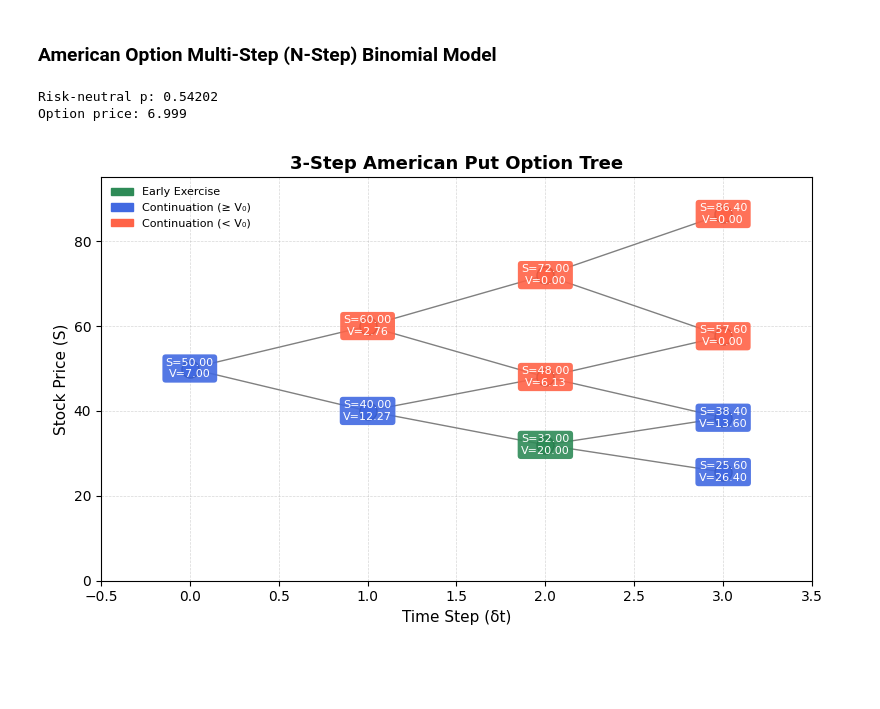
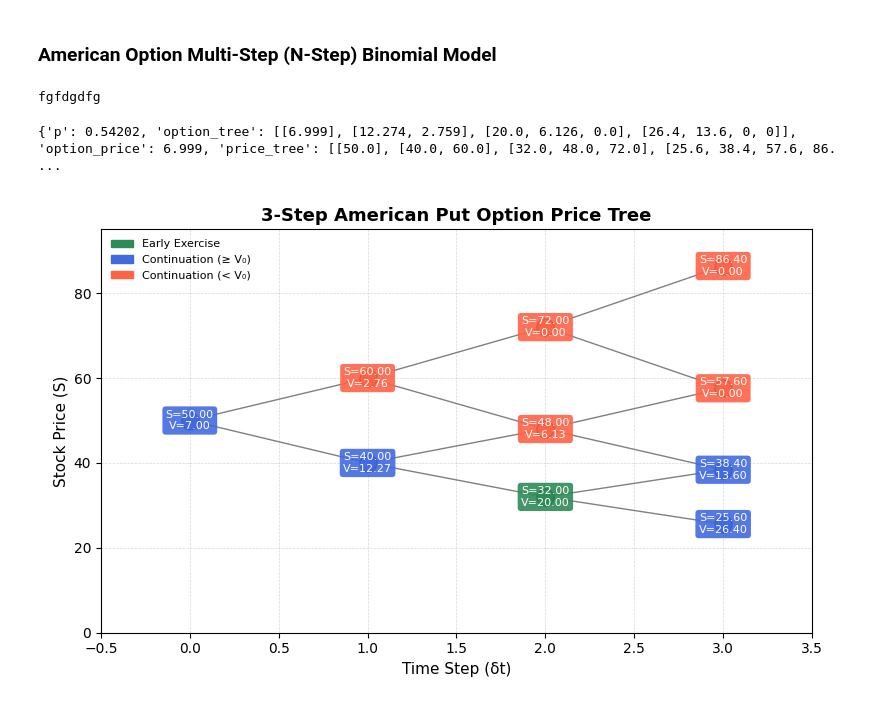
Before and after one commit to heavy-t/MMATH_Project, a Jupyter notebook: Amer Binomial Tree.ipynb, the cells around one changed output. Saved outputs shown, nothing was run; the diff lists cells and outputs as text; code cells hidden in the pictures; blank space fills up the shorter version.

```diff
--- a/Amer Binomial Tree.ipynb
+++ b/Amer Binomial Tree.ipynb
@@ -1,24 +1,23 @@
 # %% [markdown]
 ### **Code for Plotting American Option Binomial Trees**
 # %%
+import math
 %matplotlib widget
 import matplotlib.pyplot as plt
 import matplotlib.patches as mpatches
-import numpy as np
 
-def plot_amer_binomial_option_tree(S0, u, d, result_dict, title="American Option Price Tree"):
+def plot_amer_binomial_option_tree(result_dict):
     """
     Interactive American option tree (Matplotlib).
     Colour-coded nodes show early exercise (green) vs continuation (blue/red).
     Includes zoom/pan, axes for time and stock price starting at (0,0).
     """
+    price_tree = result_dict["price_tree"]
     option_tree = result_dict["option_tree"]
+    N = len(option_tree) - 1
+    V0 = option_tree[0][0]  # initial option value
+    title = str(N) + "-Step American " + result_dict["option_type"] + " Option Price Tree"
     flags = result_dict["exercise_flags"]
-    N = len(option_tree) - 1
-    C0 = option_tree[0][0]
-
-    # --- Build stock price tree ---
-    price_tree = [[S0 * (u**j) * (d**(i - j)) for j in range(i + 1)] for i in range(N + 1)]
 
     # --- Set up interactive figure ---
     plt.ioff()  # disable inline static rendering
@@ -45,7 +44,7 @@ def plot_amer_binomial_option_tree(S0, u, d, result_dict, title="American Option
             if exercised:
                 color = "seagreen"
             else:
-                color = "royalblue" if opt_val >= C0 else "tomato"
+                color = "royalblue" if opt_val >= V0 else "tomato"
 
             # Branches
             if i < N:
@@ -83,7 +82,7 @@ def amer_binomial_option_price(S0, E, r, T, u, d, N, option_type="call"):
     prices = [S0 * (u ** j) * (d ** (N - j)) for j in range(N + 1)]
 
     # Option payoffs at maturity
-    if option_type == "call":
+    if option_type.lower() == "call":
         values = [max(price - E, 0) for price in prices]
     else:
         values = [max(E - price, 0) for price in prices]
@@ -116,22 +115,29 @@ def amer_binomial_option_price(S0, E, r, T, u, d, N, option_type="call"):
         exercise_flags.insert(0, new_flags)
 
     option_tree = [[round(v, 3) for v in level] for level in option_tree]
+    price_tree = [[round(S0 * (u**j) * (d**(i - j)),3) for j in range(i + 1)] for i in range(N + 1)]
+
     return {
         "p": round(p, 5),
         "option_tree": option_tree,
-        "exercise_flags": exercise_flags,
-        "option_price": round(option_tree[0][0], 3)
+        "option_price": round(option_tree[0][0], 3),
+        "price_tree": price_tree,
+        "option_type": option_type.capitalize(),
+        "exercise_flags": exercise_flags
     }
+# %%
+x = "fgfdgdfg"
+x.capitalize()
+print(x)
+# %% [output]
+fgfdgdfg
 # %%
 S0, E, r, T, u, d, N , option_type = 50, 52, 0.05, 1, 1.2, 0.8, 3 , "put"
 result = (amer_binomial_option_price(S0, E, r, T, u, d, N, option_type))
 
-print("Risk-neutral p:", result["p"])
-print("Option price:", result["option_price"])
+print(result)
 
-plot_amer_binomial_option_tree(S0=50, u=1.2, d=0.8, result_dict=result,
-                               title=str(N) + "-Step American " + option_type.capitalize() +" Option Tree")
+plot_amer_binomial_option_tree(result)
 # %% [output]
-Risk-neutral p: 0.54202
-Option price: 6.999
+{'p': 0.54202, 'option_tree': [[6.999], [12.274, 2.759], [20.0, 6.126, 0.0], [26.4, 13.6, 0, 0]], 'option_price': 6.999, 'price_tree': [[50.0], [40.0, 60.0], [32.0, 48.0, 72.0], [25.6, 38.4, 57.6, 86. ...
-[figure, old version]
+[figure, new version]
```
Also changed, not shown: 1 other file.
